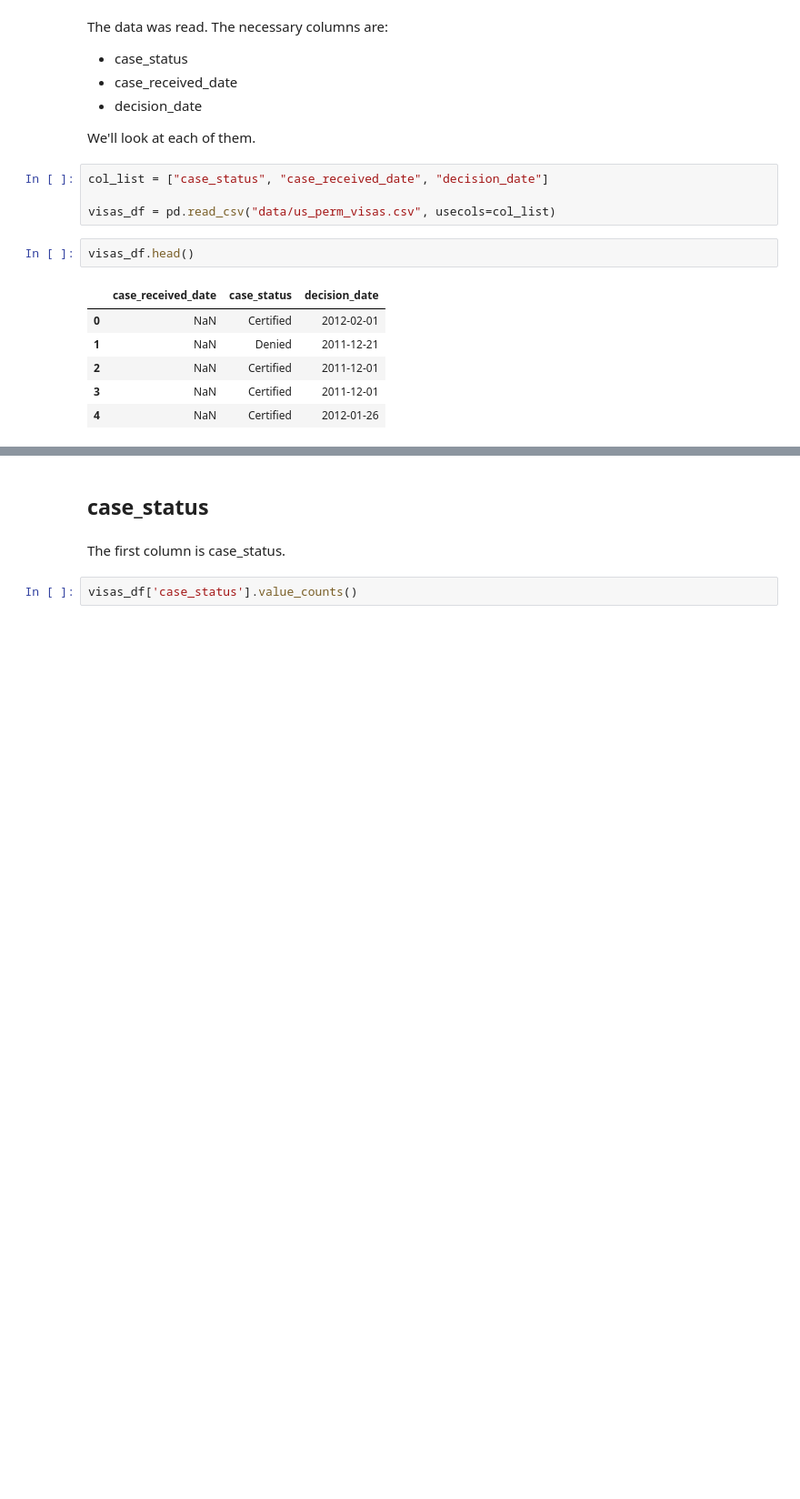
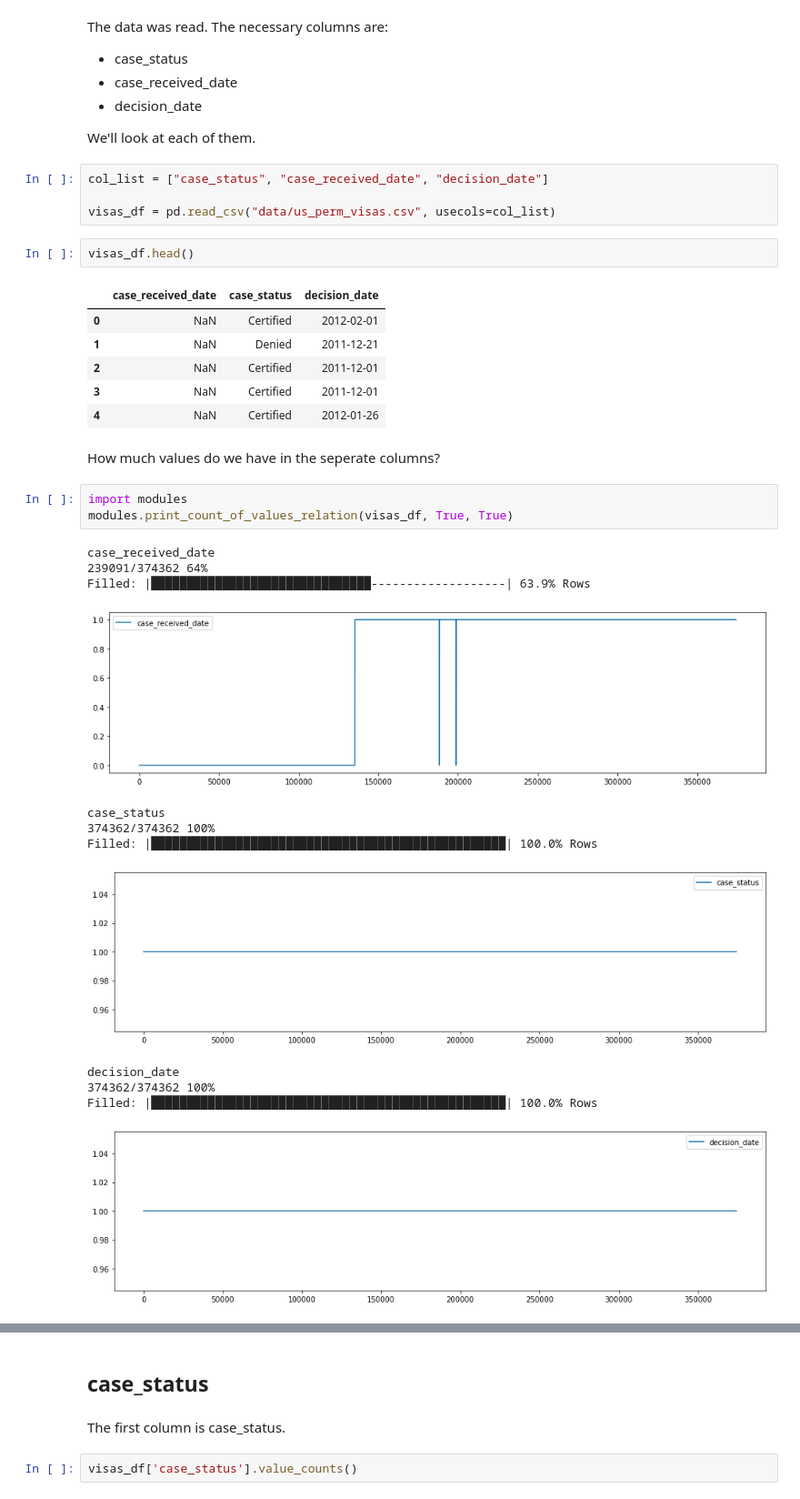
Before and after one commit to andy8001/python_visa, a Jupyter notebook: DurationOfDecisionMaking.ipynb, the cells around one changed output, grey strips where cells are left out. Shown at 91% size. Cells and saved outputs as stored; diff of their text form; blank space fills up the shorter version.

Commit message:
added modules and count of values function

```diff
--- a/DurationOfDecisionMaking.ipynb
+++ b/DurationOfDecisionMaking.ipynb
@@ -24,3 +24,21 @@ visas_df.head()
 | 2 | NaN | Certified | 2011-12-01 |
 | 3 | NaN | Certified | 2011-12-01 |
 | 4 | NaN | Certified | 2012-01-26 |
+# %% [markdown]
+How much values do we have in the seperate columns?
+# %%
+import modules
+modules.print_count_of_values_relation(visas_df, True, True)
+# %% [output]
+case_received_date
+239091/374362 64%
+Filled: |███████████████████████████████-------------------| 63.9% Rows
+[figure, added]
+case_status
+374362/374362 100%
+Filled: |██████████████████████████████████████████████████| 100.0% Rows
+[figure, added]
+decision_date
+374362/374362 100%
+Filled: |██████████████████████████████████████████████████| 100.0% Rows
+[figure, added]
```
Also changed, not shown: parts of 5 cells of this notebook, 2 other files.
